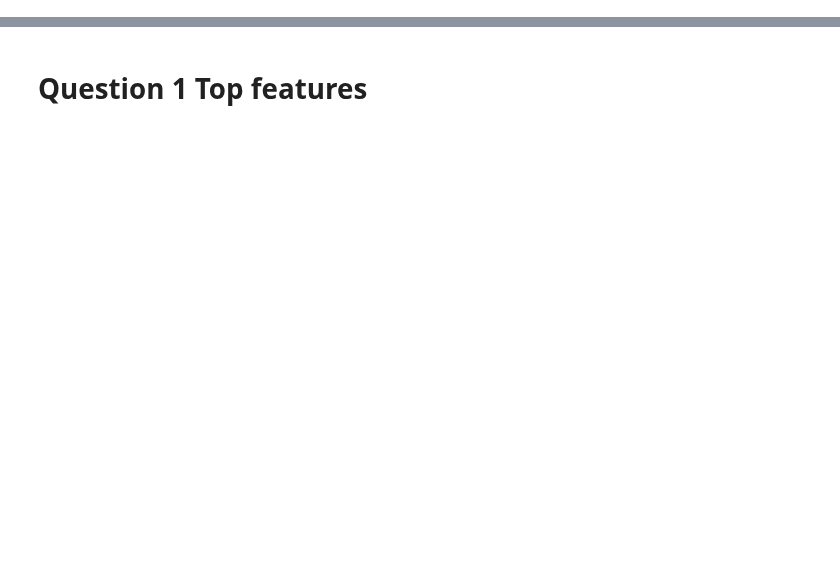
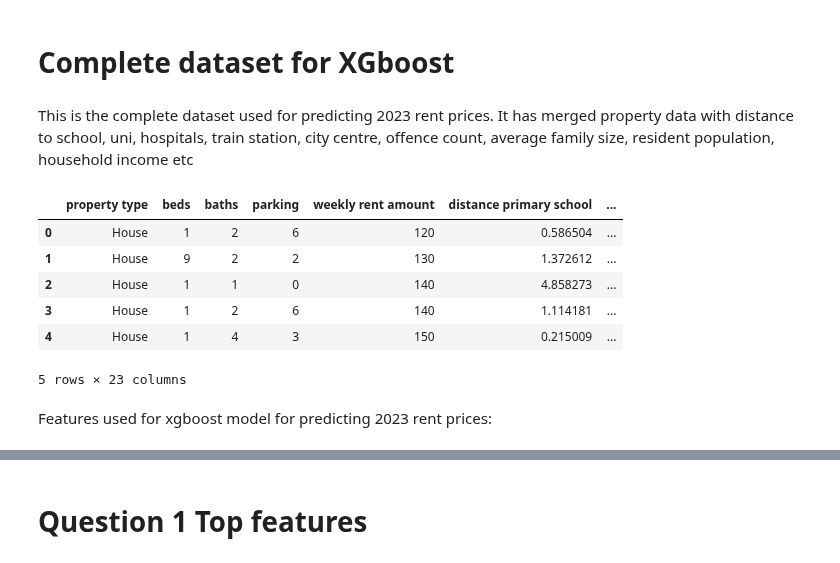
Before and after one commit to stephenmarcou/Real-Estate-Industry-Project, a Jupyter notebook: notebooks/summary_notebook_stephen.ipynb, the cells around one changed output, grey strips where cells are left out. Saved outputs shown, nothing was run; the diff lists cells and outputs as text; code cells hidden in the pictures; blank space fills up the shorter version.

```diff
--- a/notebooks/summary_notebook_stephen.ipynb
+++ b/notebooks/summary_notebook_stephen.ipynb
@@ -3,0 +6,17 @@ import webbrowser
+# %% [markdown]
+# Complete dataset for XGboost
+# %% [markdown]
+This is the complete dataset used for predicting 2023 rent prices. It has merged property data with distance to school, uni, hospitals, train station, city centre, offence count, average family size, resident population, household income etc
+# %%
+xgboost_data_2023 = pd.read_csv("../data/curated/data_XGBoost_before_onehotencode.csv")
+xgboost_data_2023.head()
+# %% [output]
+|  | property type | beds | baths | parking | weekly rent amount | distance primary school | ... |
+| 0 | House | 1 | 2 | 6 | 120 | 0.586504 | ... |
+| 1 | House | 9 | 2 | 2 | 130 | 1.372612 | ... |
+| 2 | House | 1 | 1 | 0 | 140 | 4.858273 | ... |
+| 3 | House | 1 | 2 | 6 | 140 | 1.114181 | ... |
+| 4 | House | 1 | 4 | 3 | 150 | 0.215009 | ... |
+5 rows × 23 columns
+# %% [markdown]
+Features used for xgboost model for predicting 2023 rent prices:
```
Also changed, not shown: parts of 8 cells of this notebook, 5 other files.
